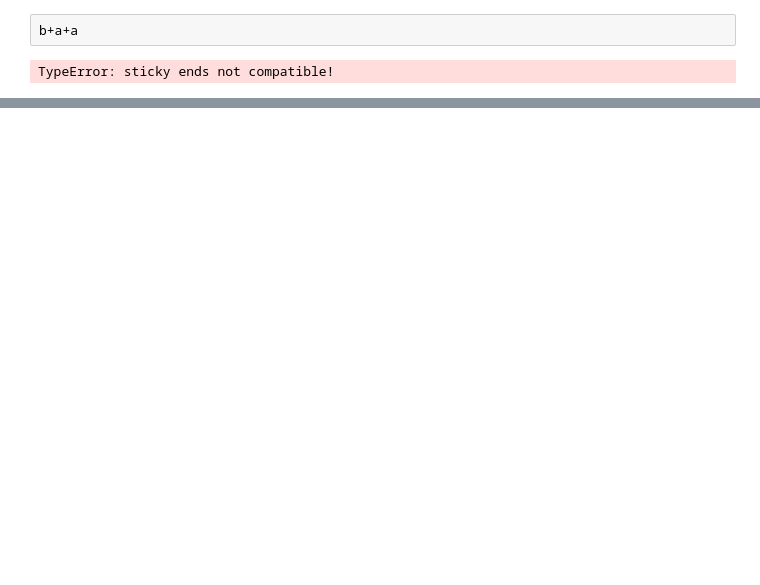
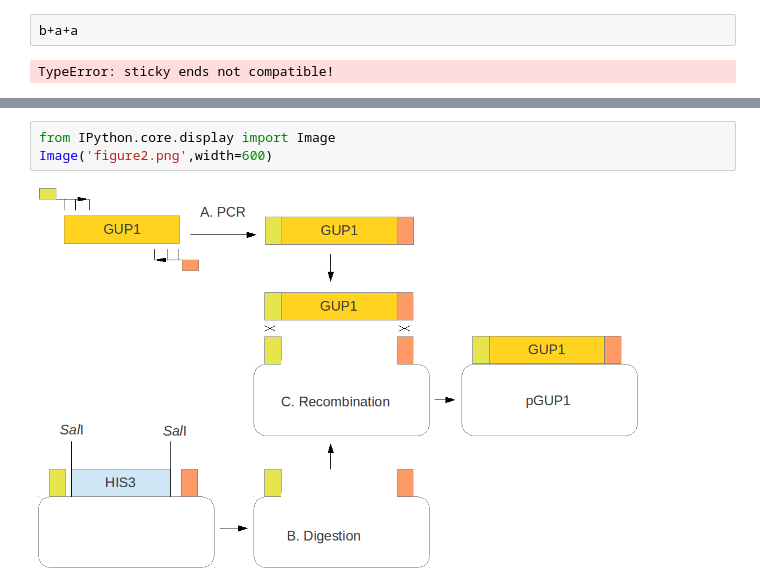
Before and after one commit to BjornFJohansson/pydna, a Jupyter notebook: docs/cookbook/cookbook.ipynb, the cells around one changed output, grey strips where cells are left out. Drawn from its saved outputs; the diff is of its cells as text; blank space fills up the shorter version.

```diff
--- a/docs/cookbook/cookbook.ipynb
+++ b/docs/cookbook/cookbook.ipynb
@@ -104,0 +232,5 @@ Briefly, the XKS1 gene from Saccharomyces cerevisiae is amplified by PCR using t
+# %%
+from IPython.core.display import Image
+Image('figure2.png',width=600)
+# %% [output]
+[figure, added]
```
Also changed, not shown: parts of 90 cells of this notebook, 9 other files.
